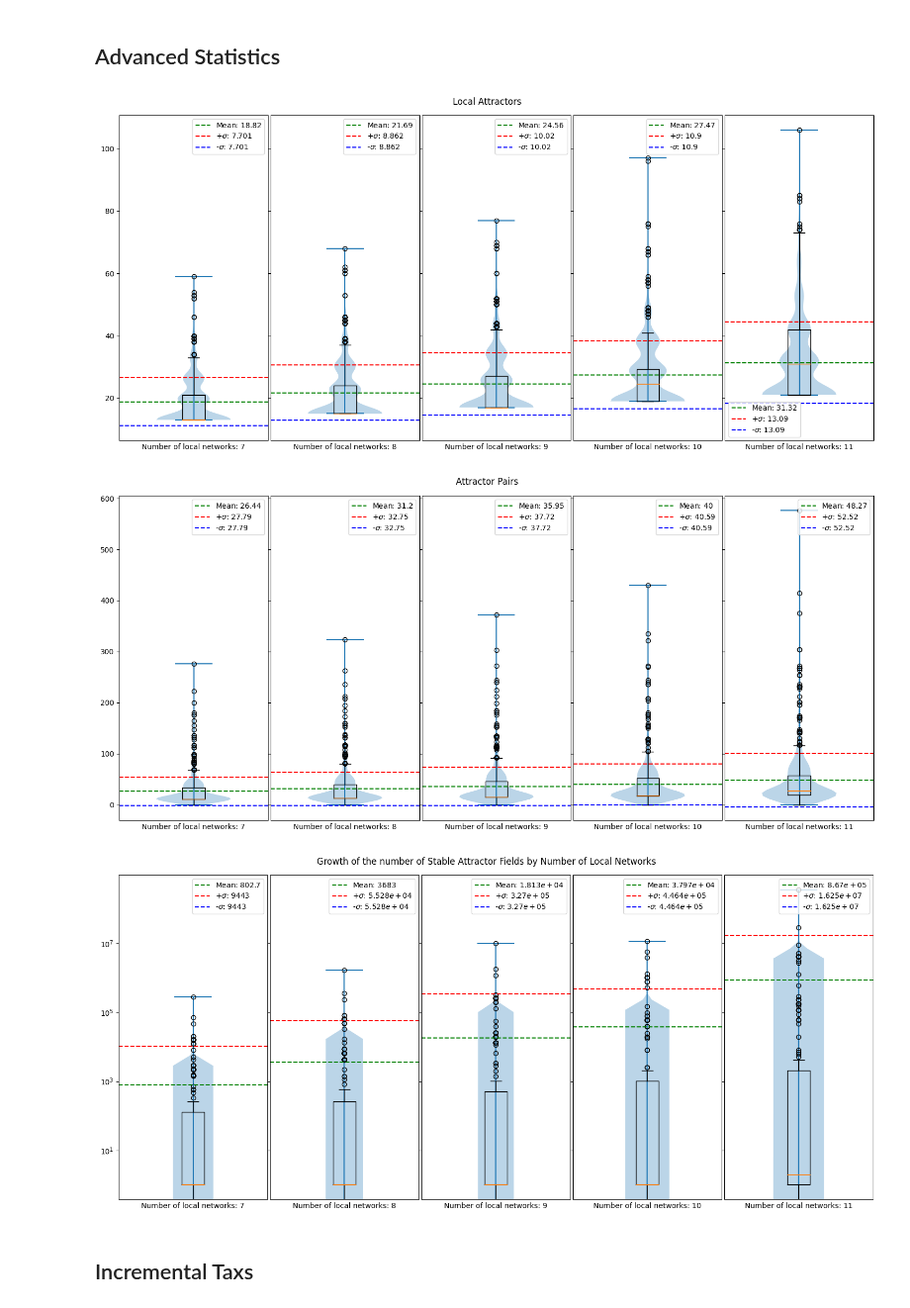
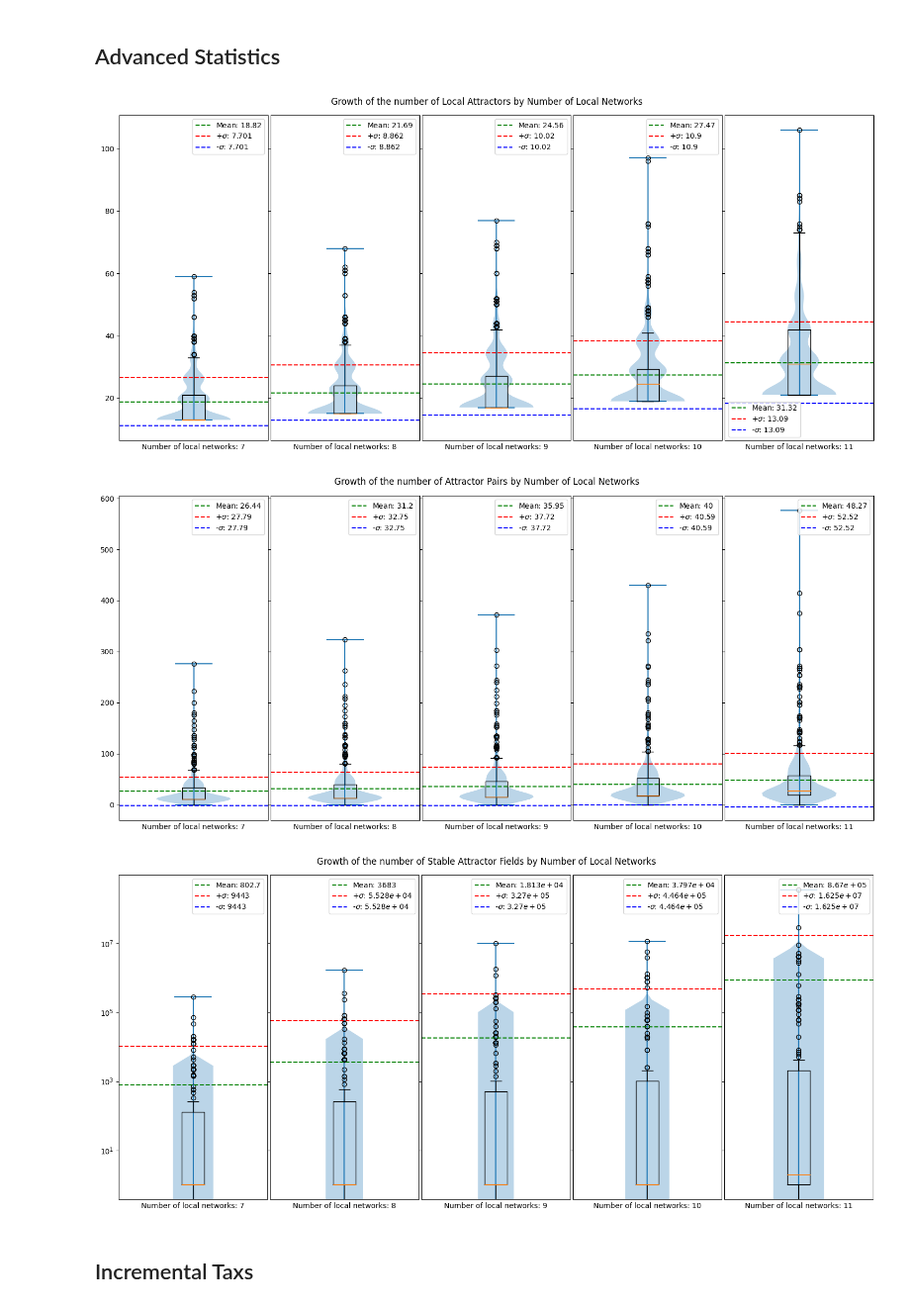
Before and after one commit to crptcusco/cbnetwork, a Jupyter notebook: experiments/1_networks_linear/exp1_analysis.ipynb, the cells around one changed output. Shown at 99% size. Drawn from its saved outputs; the diff is of its cells as text; code cells hidden in the pictures.

```diff
--- a/experiments/1_networks_linear/exp1_analysis.ipynb
+++ b/experiments/1_networks_linear/exp1_analysis.ipynb
@@ -135,37 +135,39 @@ n_local_networks_last_five = sorted(n_local_networks_unique)[-5:]
 
 # Violin and box plots
 attributes = ['n_local_attractors', 'n_pair_attractors', 'n_attractor_fields']
-attribute_labels = ['Local Attractors', 'Attractor Pairs', 'Growth of the number of Stable Attractor Fields by Number of Local Networks']
+attribute_labels = ['Growth of the number of Local Attractors by Number of Local Networks',
+                    'Growth of the number of Attractor Pairs by Number of Local Networks',
+                    'Growth of the number of Stable Attractor Fields by Number of Local Networks']
 
 for attribute, attribute_label in zip(attributes, attribute_labels):
     fig, axs = plt.subplots(1, len(n_local_networks_last_five), sharey=True, figsize=(15, 7))
 
     for i, n_networks in enumerate(n_local_networks_last_five):
         data = df_resume[df_resume['n_local_networks'] == n_networks][attribute]
 
         axs[i].violinplot(data)
         axs[i].boxplot(data)
         axs[i].set_xlabel(f'Number of local networks: {n_networks}')
         axs[i].set_xticks([])
         axs[i].set_xlim((0.5, 1.5))
 
         mean = data.mean()
         std_dev = data.std()
         axs[i].axhline(mean, color='g', ls='--', label=fr'Mean: ${mean:.4g}$')
         axs[i].axhline(mean + std_dev, color='r', ls='--', label=fr'+$\sigma$: ${std_dev:.4g}$')
         axs[i].axhline(mean - std_dev, color='b', ls='--', label=fr'-$\sigma$: ${std_dev:.4g}$')
         axs[i].legend()
 
         if attribute == 'n_attractor_fields':  # Apply log scale only to the last attribute
             axs[i].set_yscale('log')
 
     fig.suptitle(f'{attribute_label}')
     fig.tight_layout(w_pad=0)
 
 plt.show()
 # %% [output]
-[figure, old version]
+[figure, new version]
-[figure, old version]
+[figure, new version]
 [figure]
 # %% [markdown]
 ## Incremental Taxs
```
